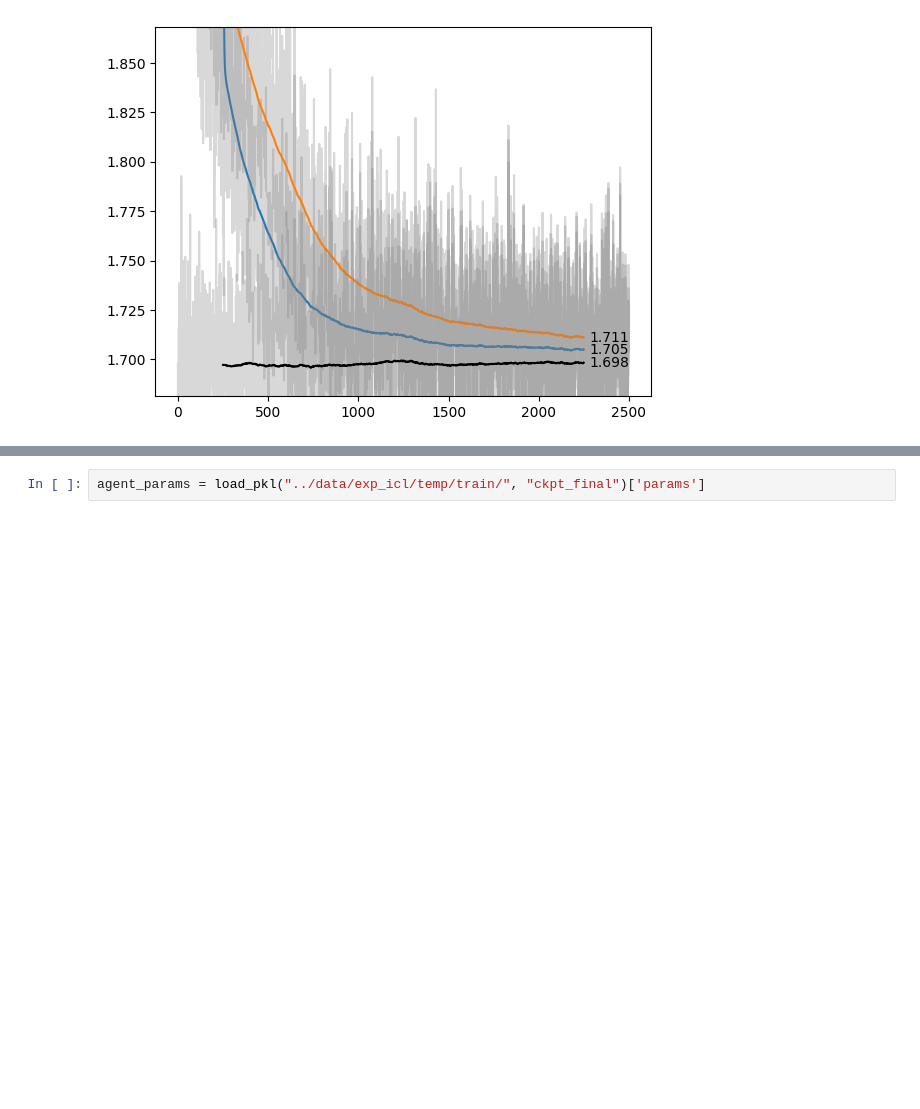
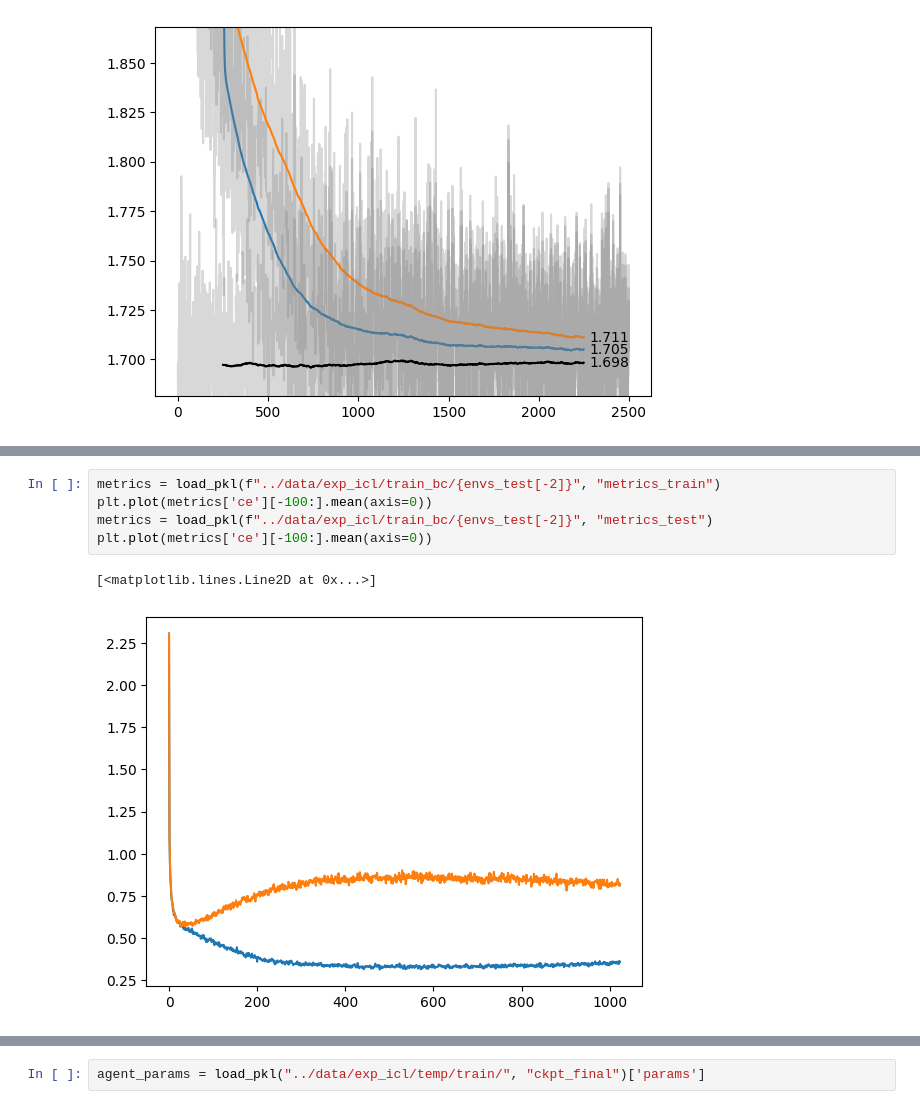
Before and after one commit to akarshkumar0101/synthetic-mdps, a Jupyter notebook: src/testing.ipynb, the cells around one changed output, grey strips where cells are left out. Cells and saved outputs as stored; diff of their text form; blank space fills up the shorter version.

```diff
--- a/src/testing.ipynb
+++ b/src/testing.ipynb
@@ -95,0 +128,8 @@ plot_loss(metrics['tar_ppl'][:, -1], smooth_window=501, ylim=(0.99, 1.1), logsca
+# %%
+metrics = load_pkl(f"../data/exp_icl/train_bc/{envs_test[-2]}", "metrics_train")
+plt.plot(metrics['ce'][-100:].mean(axis=0))
+metrics = load_pkl(f"../data/exp_icl/train_bc/{envs_test[-2]}", "metrics_test")
+plt.plot(metrics['ce'][-100:].mean(axis=0))
+# %% [output]
+[<matplotlib.lines.Line2D at 0x...>]
+[figure, added]
```
Also changed, not shown: parts of 19 cells of this notebook, 16 other files.
